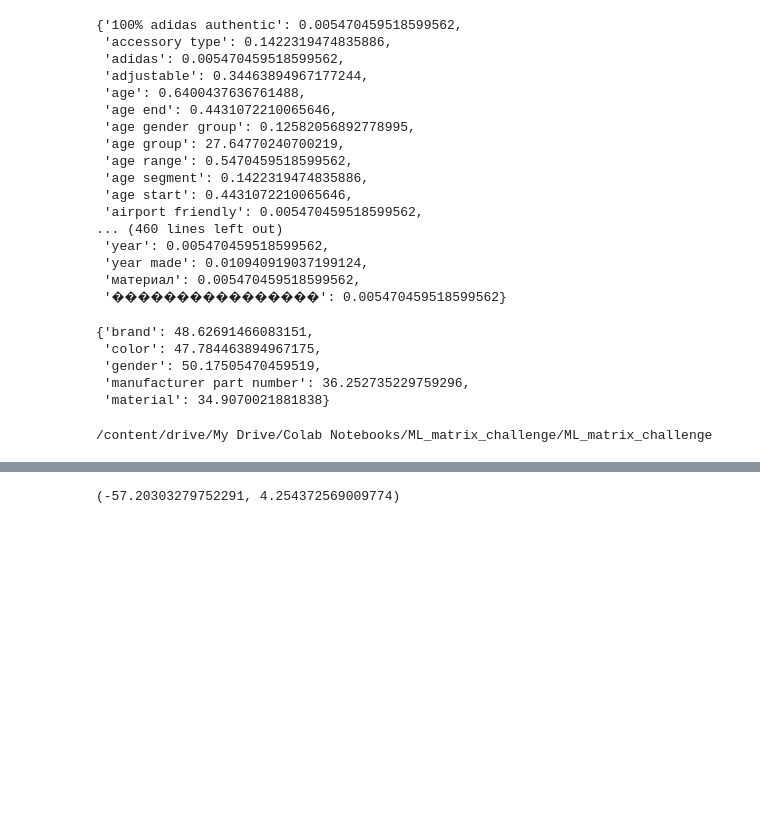
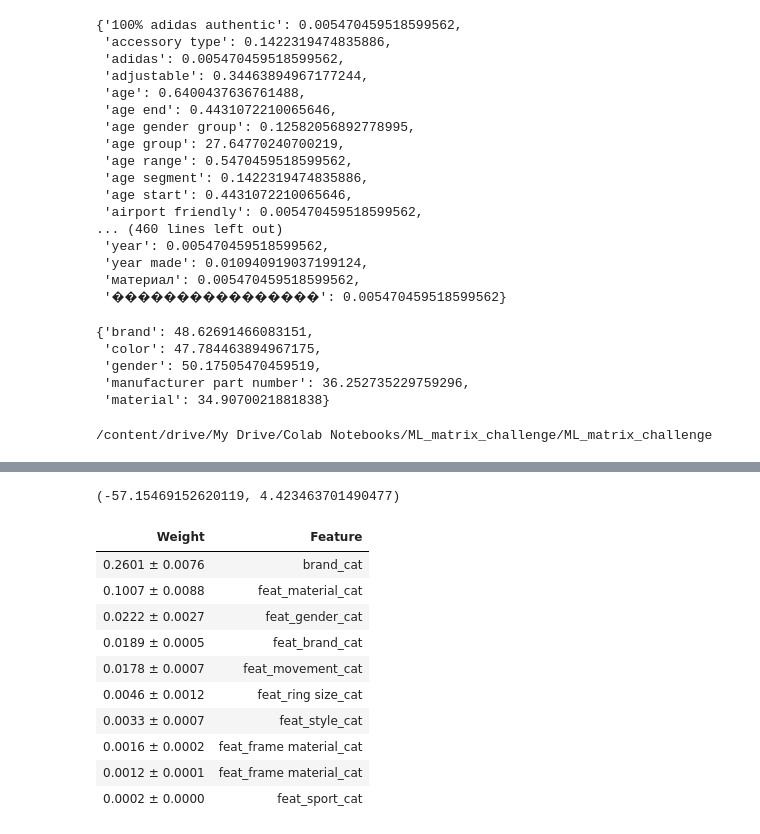
Before and after one commit to YoannaPo/ML_matrix_challenge, a Jupyter notebook: matrix_one/day5_matrix.ipynb, the cells around one changed output, grey strips where cells are left out. Drawn from its saved outputs; the diff is of its cells as text; code cells hidden in the pictures; blank space fills up the shorter version.

Commit message:
add final model

```diff
--- a/matrix_one/day5_matrix.ipynb
+++ b/matrix_one/day5_matrix.ipynb
@@ -213,6 +213,14 @@ df['feat_color_cat'] = df['feat_color'].factorize()[0]
 df['feat_gender_cat'] = df['feat_gender'].factorize()[0]
 df['feat_manufacturer part number_cat'] = df['feat_manufacturer part number'].factorize()[0]
 df['feat_material_cat'] = df['feat_material'].factorize()[0]
+
+df['feat_sport_cat'] = df['feat_material'].factorize()[0]
+df['feat_style_cat'] = df['feat_material'].factorize()[0]
+
+
+#usprawniamy robote - przelatuje teraz po wszystkich
+for key in keys:
+  df[get_name_feat(key) + '_cat'] = df[get_name_feat(key)].factorize()[0]
 # %%
 #normalizujemy
 df['brand'] == df['brand'].map(lambda x: str(x).lower() )
@@ -231,5 +260,37 @@ feats = ['brand_cat', 'feat_brand_cat', 'feat_color_cat', 'feat_gender_cat', 'fe
+# %%
+feats = ['brand_cat', 'feat_brand_cat', 'feat_gender_cat', 'feat_material_cat', 'feat_style_cat', 'feat_sport_cat', 'feat_ring size_cat', 'feat_frame material_cat', 'feat_movement_cat', 'feat_frame material_cat' ]
+#feats += ['feat_style number_cat'] i wpisujemy w nawiasy przyklady kryjace sie pod feats_cat - te z mocniejszymi cechami
+
+#feats += feats_cat
+#feats = list(set(feats))
 # %%
 model = RandomForestRegressor(max_depth=5, n_estimators=100)
-run_model(feats, model)
+result = run_model(feats, model)
-# %% [output]
-(-57.20303279752291, 4.254372569009774)
+# %%
+X = df[ feats ].values
+y = df['prices_amountmin'].values
+
+#ponizej to jest nasz model, ktory trenujemy
+m = RandomForestRegressor(max_depth=5, n_estimators=100, random_state=0)
+m.fit(X, y)
+
+print(result)
+perm = PermutationImportance(m, random_state=1).fit(X, y);
+#m jest wziete z gory to nasz model: m = RandomForestRegressor(max_dep ....
+eli5.show_weights(perm, feature_names=feats)
+
+#jako rezultat pokaze sie wykres, z info, ktora cecha jest najmocniejsza
+#te slabsze cechy usuwamy feats = ['brand_cat', ...], aby wynik byl lepszy
+# %% [output]
+(-57.15469152620119, 4.423463701490477)
+| Weight | Feature |
+| 0.2601 ± 0.0076 | brand_cat |
+| 0.1007 ± 0.0088 | feat_material_cat |
+| 0.0222 ± 0.0027 | feat_gender_cat |
+| 0.0189 ± 0.0005 | feat_brand_cat |
+| 0.0178 ± 0.0007 | feat_movement_cat |
+| 0.0046 ± 0.0012 | feat_ring size_cat |
+| 0.0033 ± 0.0007 | feat_style_cat |
+| 0.0016 ± 0.0002 | feat_frame material_cat |
+| 0.0012 ± 0.0001 | feat_frame material_cat |
+| 0.0002 ± 0.0000 | feat_sport_cat |
```
Also changed, not shown: parts of 10 cells of this notebook.
